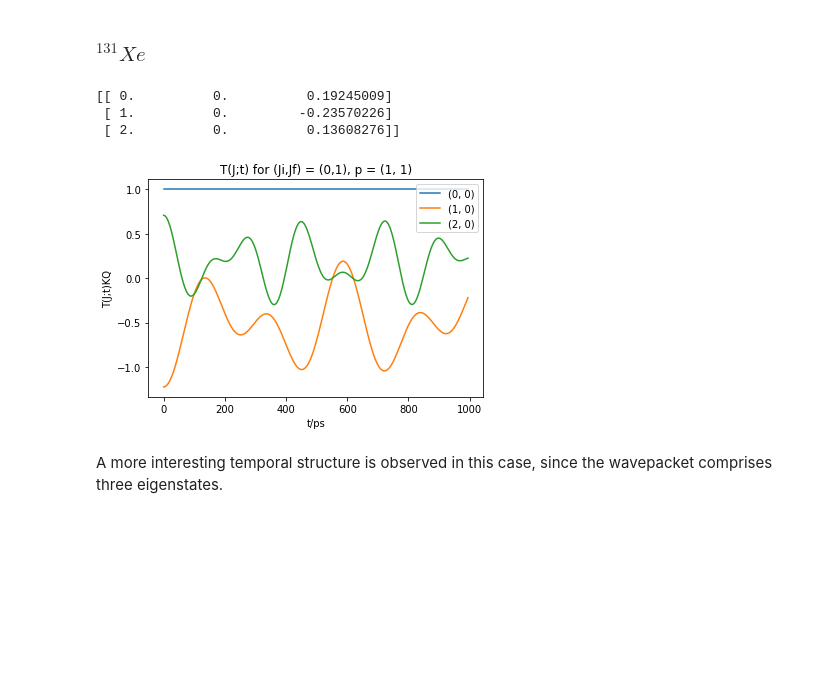
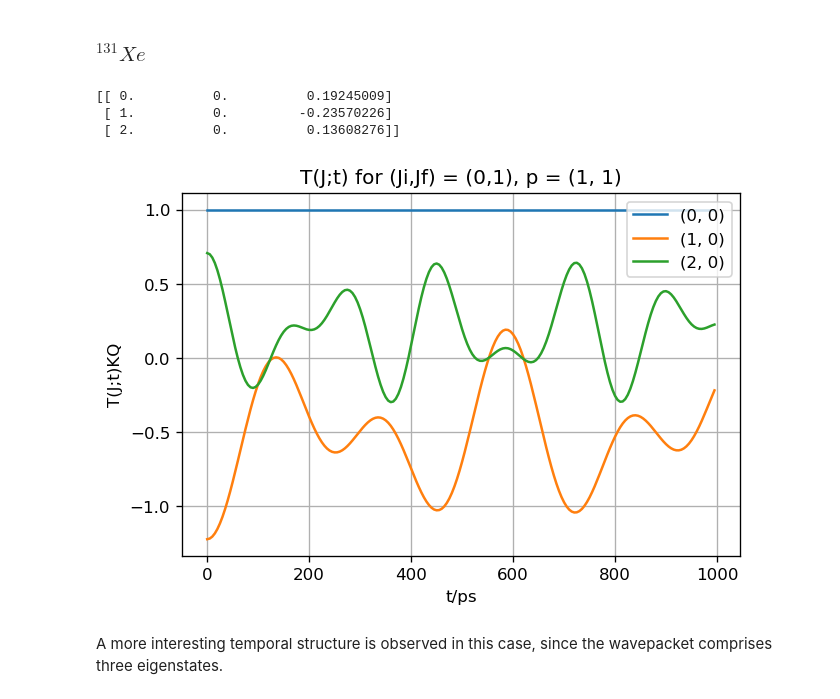
Before and after one commit to phockett/Quantum-Metrology-with-Photoelectrons, a Jupyter notebook: Alignment/Alignment-3.ipynb, the cells around one changed output. Drawn from its saved outputs; the diff is of its cells as text; code cells hidden in the pictures; blank space fills up the shorter version.

```diff
--- a/Alignment/Alignment-3.ipynb
+++ b/Alignment/Alignment-3.ipynb
@@ -442,33 +452,35 @@ T(J;t) for (Ji,Jf) = (0,1), p = (1, 1)
 # %%
 # Calculate 1-photon abs. and hyperfine wavepacket evolution
 
 # Set final state parameters by isotope
 JFlist = JF131
 Jf = np.int(JFlist[0][0]) # Final state J
 
 # Calculate T(J)KQ following 1-photon abs.
 TKQ = TKQpmm(Jf,Jf, Ji = Ji, p = p)
 
 print(TKQ)
 
 # Calculate T(J;t)KQ
 TJt = TJtKQ(JFlist,TKQ,tIn)
 
 # Plot with legend, label by (K,Q) values
 norm = TJt[0,0]  # Optional normalisation by T(0,0) (population) term
+plt.figure(dpi=120)
 for n in range(0,TJt.shape[0],1):
     plt.plot(tIn/1e-12,TJt[n][:]/norm, label=str((np.int(TKQ[n][0]), np.int(TKQ[n][1]))))
 
 plt.legend(loc='upper right')
 plt.title('T(J;t) for (Ji,Jf) = ({0},{1}), p = {2}'.format(Ji,Jf,p))
 plt.xlabel('t/ps')
 plt.ylabel('T(J;t)KQ')
+plt.grid(True)
 plt.show()
 # %% [output]
 [[ 0.          0.          0.19245009]
  [ 1.          0.         -0.23570226]
  [ 2.          0.          0.13608276]]
-[figure, old version]
+[figure, new version]
 # %% [markdown]
 A more interesting temporal structure is observed in this case, since the wavepacket comprises three eigenstates.
 # %%
```
Also changed, not shown: parts of 10 cells of this notebook.
